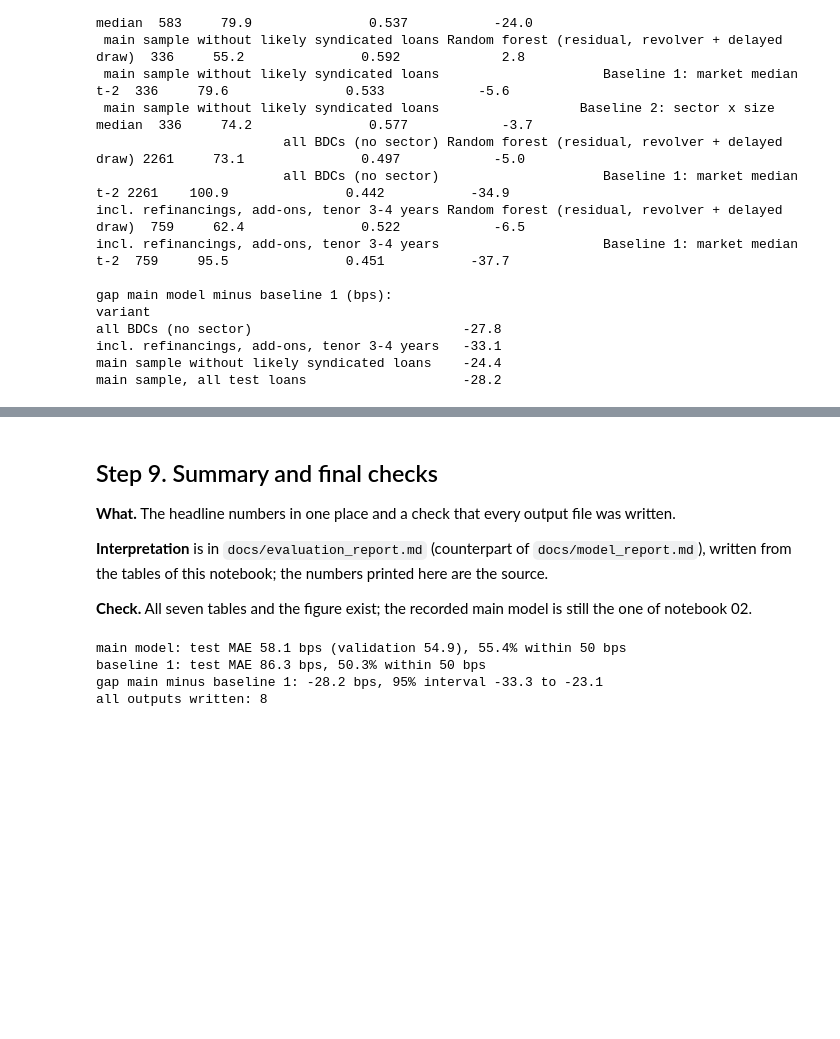
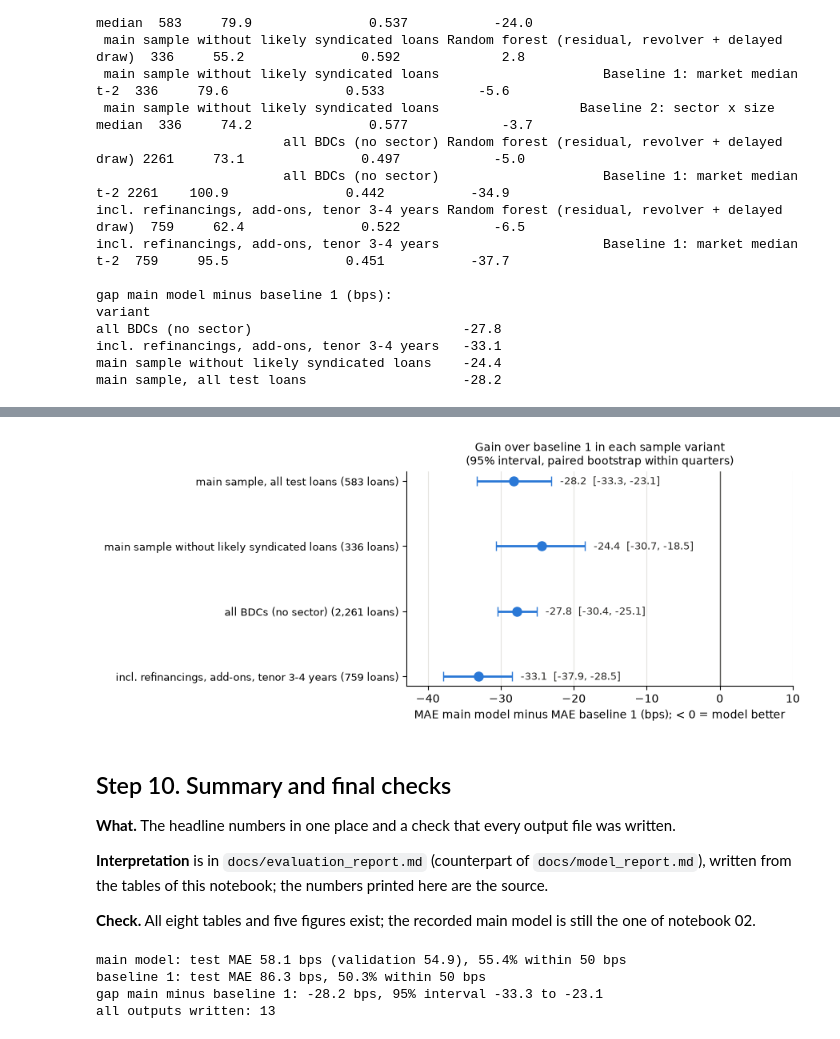
Before and after one commit to NeilErtl/DSF_Project, a Jupyter notebook: code/03_evaluate.ipynb, the cells around one changed output, grey strips where cells are left out. Saved outputs shown, nothing was run; the diff lists cells and outputs as text; code cells hidden in the pictures; blank space fills up the shorter version.

```diff
--- a/code/03_evaluate.ipynb
+++ b/code/03_evaluate.ipynb
@@ -475,12 +685,37 @@ main sample, all test loans                    -28.2
+# %%
+# Figure 4: gap main model minus baseline 1 with 95% interval per variant (step 8b); negative = model better.
+rb = rob_boot.iloc[::-1].reset_index(drop=True)
+fig, ax = plt.subplots(figsize=(9, 3.8))
+yv = np.arange(len(rb))
+ax.errorbar(rb["gap_mae_bps"], yv, xerr=[rb["gap_mae_bps"] - rb["ci95_low_bps"], rb["ci95_high_bps"] - rb["gap_mae_bps"]],
+            fmt="o", color="#2a78d6", ecolor="#2a78d6", elinewidth=2, capsize=4, ms=8)
+for yi, r in rb.iterrows():
+    ax.annotate(f"{r['gap_mae_bps']:.1f}  [{r['ci95_low_bps']:.1f}, {r['ci95_high_bps']:.1f}]",
+                (r["ci95_high_bps"], yi), xytext=(8, -3), textcoords="offset points", fontsize=9, color="#2b2a27")
+ax.axvline(0, color="#52514e", lw=1)
+ax.set_yticks(yv, [f"{v} ({n:,} loans)" for v, n in zip(rb["variant"], rb["n"])], fontsize=9)
+ax.set_xlim(rb["ci95_low_bps"].min() - 5, 10)
+ax.set_xlabel("MAE main model minus MAE baseline 1 (bps); < 0 = model better")
+ax.grid(axis="x", color="#e4e3df", lw=0.8)
+ax.spines[["top", "right"]].set_visible(False)
+ax.set_title("Gain over baseline 1 in each sample variant\n(95% interval, paired bootstrap within quarters)", fontsize=10)
+fig.tight_layout()
+fig.savefig(FIG / "robustness_gap.png", dpi=150)
+plt.show()
+
+# Check
+assert len(rb) == 4 and (FIG / "robustness_gap.png").exists()
+# %% [output]
+[figure, added]
 # %% [markdown]
-## Step 9. Summary and final checks
+## Step 10. Summary and final checks
 
 **What.** The headline numbers in one place and a check that every output file was written.
 
 **Interpretation** is in `docs/evaluation_report.md` (counterpart of `docs/model_report.md`), written from the
 tables of this notebook; the numbers printed here are the source.
 
-**Check.** All seven tables and the figure exist; the recorded main model is still the one of notebook 02.
+**Check.** All eight tables and five figures exist; the recorded main model is still the one of notebook 02.
 # %%
 h = headline.set_index("model")
 b = boot.set_index("comparison").loc[f"main model minus {B1}"]
@@ -490,14 +725,17 @@ print(f"baseline 1: test MAE {h.loc[B1, 'test_mae_bps']} bps, {h.loc[B1, 'test_s
 print(f"gap main minus baseline 1: {b['gap_mae_bps']} bps, 95% interval {b['ci95_low_bps']} to {b['ci95_high_bps']}")
 
 outputs = [TAB / f for f in ["test_headline.csv", "test_by_quarter.csv", "test_bootstrap.csv", "test_by_family.csv",
-                             "test_all_candidates.csv", "test_single_fit.csv", "test_sensitivity_robustness.csv"]]
-outputs.append(FIG / "test_by_quarter.png")
+                             "test_all_candidates.csv", "test_single_fit.csv", "test_sensitivity_robustness.csv",
+                             "test_robustness_bootstrap.csv"]]
+outputs += [FIG / f for f in ["test_by_quarter.png", "spread_over_time.png", "validation_vs_test.png",
+                             "error_distribution.png", "robustness_gap.png"]]
 assert all(p.exists() for p in outputs)
 # Check: the main model was not changed after the test evaluation (same record as written by notebook 02)
 assert pd.read_csv(TAB / "model_choice.csv").loc[0, "main_model"] == MAIN
+assert len(outputs) == 13
 print("all outputs written:", len(outputs))
 # %% [output]
 main model: test MAE 58.1 bps (validation 54.9), 55.4% within 50 bps
 baseline 1: test MAE 86.3 bps, 50.3% within 50 bps
 gap main minus baseline 1: -28.2 bps, 95% interval -33.3 to -23.1
-all outputs written: 8
+all outputs written: 13
```
Also changed, not shown: parts of 8 cells of this notebook, 9 other files.
